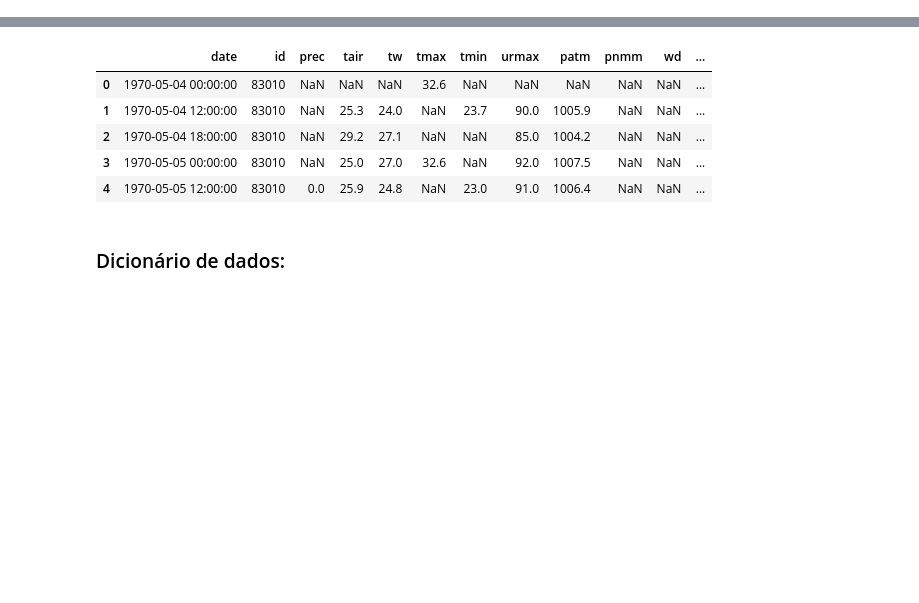
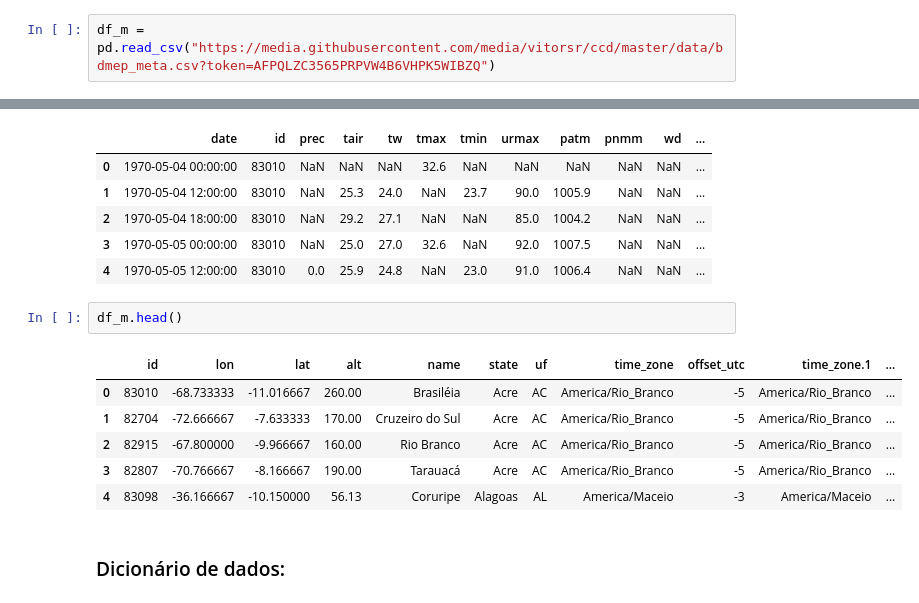
Before and after one commit to andrefellipe/ccd, a Jupyter notebook: main.ipynb, the cells around one changed output, grey strips where cells are left out. Cells and saved outputs as stored; diff of their text form; blank space fills up the shorter version.

```diff
--- a/main.ipynb
+++ b/main.ipynb
@@ -24,0 +9,2 @@ df = pd.read_csv('inmetr.csv')
+# %%
+df_m = pd.read_csv("https://media.githubusercontent.com/media/vitorsr/ccd/master/data/bdmep_meta.csv?token=AFPQLZC3565PRPVW4B6VHPK5WIBZQ")
@@ -31,6 +19,15 @@ df.head()
 | 2 | 1970-05-04 18:00:00 | 83010 | NaN | 29.2 | 27.1 | NaN | NaN | 85.0 | 1004.2 | NaN | NaN | ... |
 | 3 | 1970-05-05 00:00:00 | 83010 | NaN | 25.0 | 27.0 | 32.6 | NaN | 92.0 | 1007.5 | NaN | NaN | ... |
 | 4 | 1970-05-05 12:00:00 | 83010 | 0.0 | 25.9 | 24.8 | NaN | 23.0 | 91.0 | 1006.4 | NaN | NaN | ... |
+# %%
+df_m.head()
+# %% [output]
+|  | id | lon | lat | alt | name | state | uf | time_zone | offset_utc | time_zone.1 | ... |
+| 0 | 83010 | -68.733333 | -11.016667 | 260.00 | Brasiléia | Acre | AC | America/Rio_Branco | -5 | America/Rio_Branco | ... |
+| 1 | 82704 | -72.666667 | -7.633333 | 170.00 | Cruzeiro do Sul | Acre | AC | America/Rio_Branco | -5 | America/Rio_Branco | ... |
+| 2 | 82915 | -67.800000 | -9.966667 | 160.00 | Rio Branco | Acre | AC | America/Rio_Branco | -5 | America/Rio_Branco | ... |
+| 3 | 82807 | -70.766667 | -8.166667 | 190.00 | Tarauacá | Acre | AC | America/Rio_Branco | -5 | America/Rio_Branco | ... |
+| 4 | 83098 | -36.166667 | -10.150000 | 56.13 | Coruripe | Alagoas | AL | America/Maceio | -3 | America/Maceio | ... |
 # %% [markdown]
 ### Dicionário de dados:
 # %% [markdown]
```
Also changed, not shown: parts of 5 cells of this notebook.
